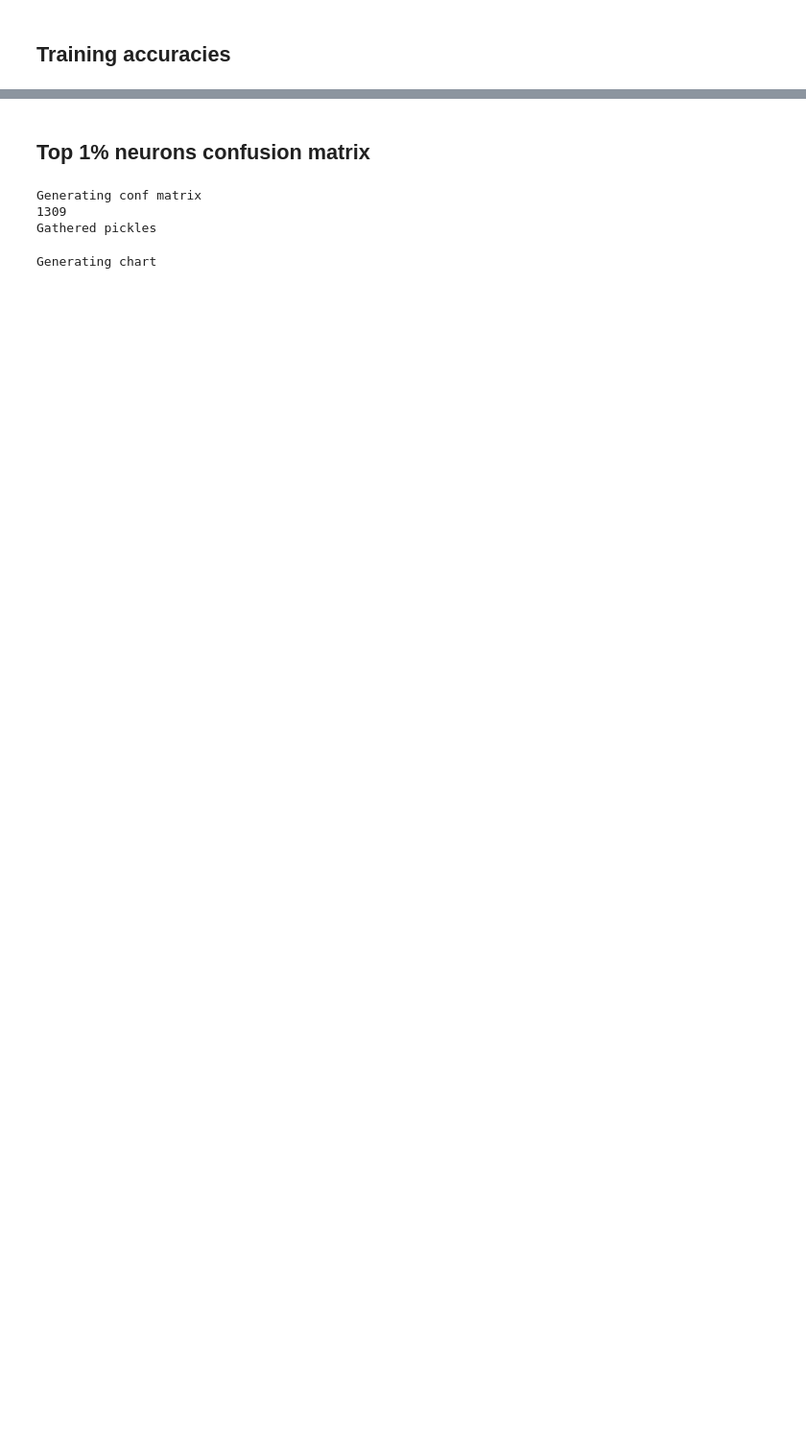
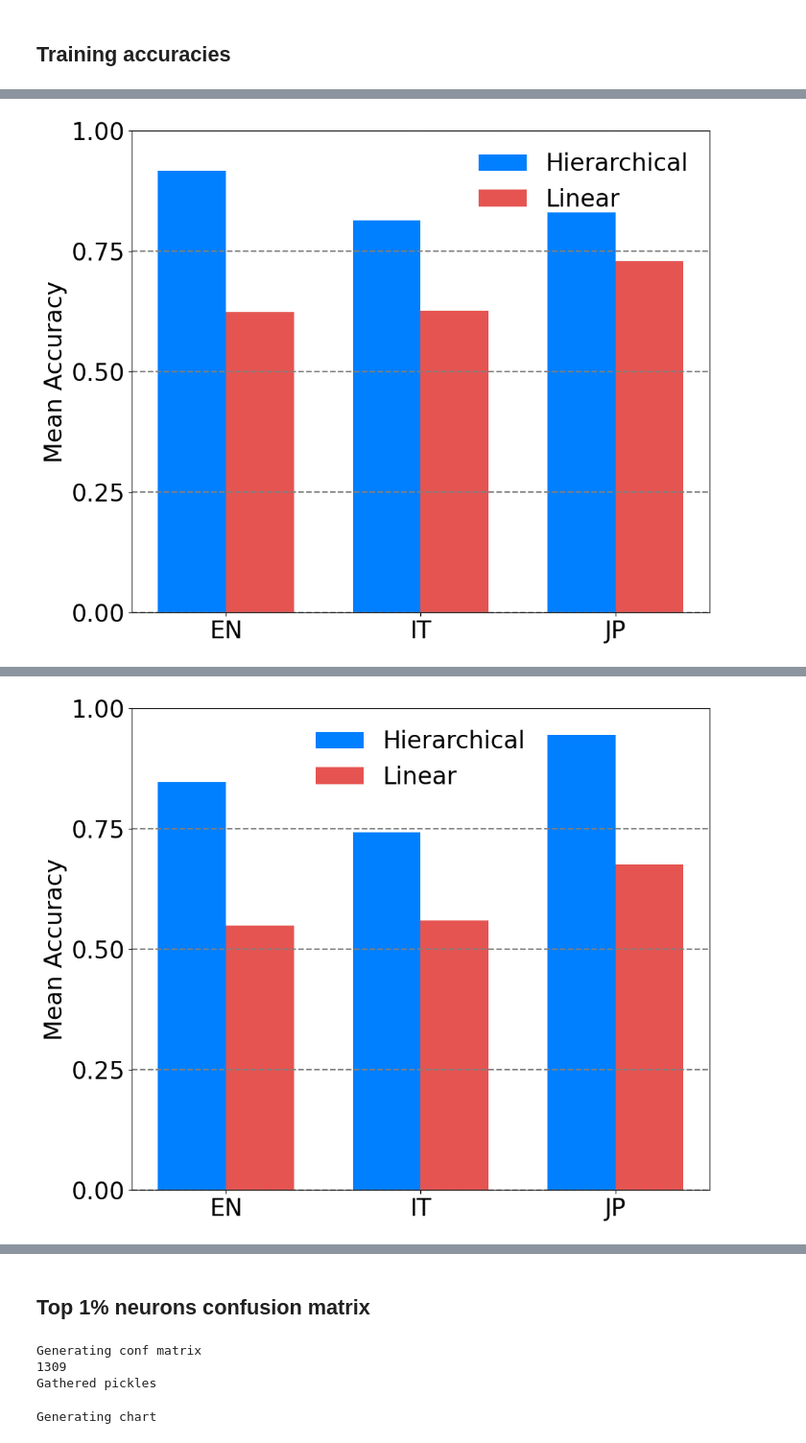
Before and after one commit to arunasank/disjoint-processing-llms, a Jupyter notebook: mistral/atp/attr-patching-charts.ipynb, the cells around one changed output, grey strips where cells are left out. Shown at 96% size. Saved outputs shown, nothing was run; the diff lists cells and outputs as text; code cells hidden in the pictures; blank space fills up the shorter version.

```diff
--- a/mistral/atp/attr-patching-charts.ipynb
+++ b/mistral/atp/attr-patching-charts.ipynb
@@ -11,5 +69,7 @@ from tqdm import tqdm
 # %% [markdown]
 ## Training accuracies
 # %%
-mistral = pd.read_csv('/mnt/align4_drive/arunas/broca/mistral/experiments/may3/acc.csv')
-llama = pd.read_csv('/mnt/align4_drive/arunas/broca/llama/experiments/new-prompt-prologue-random-seed/acc.csv')
+mistral_base = pd.read_csv('/mnt/align4_drive/arunas/broca/mistral/experiments/10-strip/acc.csv')
+# mistral_uofi_reals = pd.read_csv('/mnt/align4_drive/arunas/broca/mistral/experiments/10-uofi-real/acc.csv')
+# mistral_uofi_unreals = pd.read_csv('/mnt/align4_drive/arunas/broca/mistral/experiments/10-uofi-unreal/acc.csv')
+llama_base = pd.read_csv('/mnt/align4_drive/arunas/broca/llama/experiments/10/acc.csv')
@@ -49,0 +76,67 @@ new_names = {'en': 'EN declarative (P)',
+# %%
+def get_stat_sig(MODEL_NAME, expt, lang):
+    reals = []
+    unreals = []
+    for key in new_names.keys():
+        if (lang != key[:len(lang)]):
+            continue;
+        langFile = pd.read_csv(f'/mnt/align4_drive/arunas/broca/{MODEL_NAME}/experiments/{expt}/{key}.csv')
+        langFile['accuracy'] = langFile.apply(lambda row: row['prediction'] == row['gold'], axis=1)
+        if ('-u-' in key ):
+            unreals += list(langFile['accuracy'])
+        else:
+            reals += list(langFile['accuracy'])
+
+    contingency_table = [[reals.count(True), reals.count(False)],
+                     [unreals.count(True), unreals.count(False)]]
+    chi2, p, dof, expected = chi2_contingency(contingency_table)
+
+    print(f"{MODEL_NAME}+{expt}+{lang} Chi-square statistic: {chi2}, p-value: {p}")
+
+    # mean_accuracy = pd.read_csv(f'/mnt/align4_drive/arunas/broca/{MODEL_NAME}/experiments/{expt}/acc.csv')
+    # reals = list(mean_accuracy[mean_accuracy['lang'].str.contains("-u-")]['accuracy'])
+    # unreals = list(mean_accuracy[mean_accuracy['lang'].str.contains("-u-")]['accuracy'])
+
+    print(stats.ttest_ind(reals, unreals))
+
+def get_few_shot_accuracy(df, MODEL_NAME, expt):
+    get_stat_sig(MODEL_NAME, expt, 'en')
+    get_stat_sig(MODEL_NAME, expt, 'ita')
+    get_stat_sig(MODEL_NAME, expt, 'jap')
+    # Sample data
+    plt.rcParams.update({'font.size': 24})
+    lang = ['EN', 'ITA', 'JAP']
+    reals_base = [statistics.mean(list(df[df['lang'].isin(filter(lambda val: l.lower() in val[:len(l)] if not '-u-' in val else 0, list(df['lang'])))]['accuracy'])) for l in lang]
+    unreals_base = [statistics.mean(list(df[df['lang'].isin(filter(lambda val: l.lower() in val[:len(l)] if '-u-' in val else 0, list(df['lang'])))]['accuracy'])) for l in lang]
+
+    # Number of categories
+    n = len(lang)
+
+    # Create bar plot
+    fig, ax = plt.subplots(figsize=(10,8))
+
+    bar_width = 0.35
+    index = np.arange(n)
+
+    # Plotting the bar plots
+    ax.bar(index, reals_base, bar_width, label='Hierarchical', color=[real_color])
+    ax.bar(index + bar_width, unreals_base, bar_width, label='Linear', color=[unreal_color])
+    plt.grid(True, which='major', axis='y', linestyle='--', linewidth=1.5, color='gray', alpha=1)
+    # Add labels, title, and legend
+    # ax.set_xlabel('Language')
+    ax.set_ylabel('Mean Accuracy')
+    ax.set_ylim(0,1)
+    ax.yaxis.set_major_locator(MaxNLocator(nbins=4))
+    # ax.set_title('Few-shot accuracy')
+    ax.set_xticks(index + bar_width/2)
+    ax.set_xticklabels(['EN', 'IT', 'JP'])
+    ax.legend(frameon=False)
+    plt.tight_layout()
+    fig.savefig(f'{MODEL_NAME}-few-shot-accuracy.png')
+    # Display the plot
+    print(reals_base, unreals_base)
+    plt.show()
+
+get_few_shot_accuracy(mistral_base, 'mistral', '10-strip')
+get_few_shot_accuracy(llama_base, 'llama', '10')
+# %% [output]
@@ -49,0 +150 @@ new_names = {'en': 'EN declarative (P)',
+[figure, added]
@@ -49,0 +158 @@ new_names = {'en': 'EN declarative (P)',
+[figure, added]
```
Also changed, not shown: parts of 36 cells of this notebook, 14 other files.
